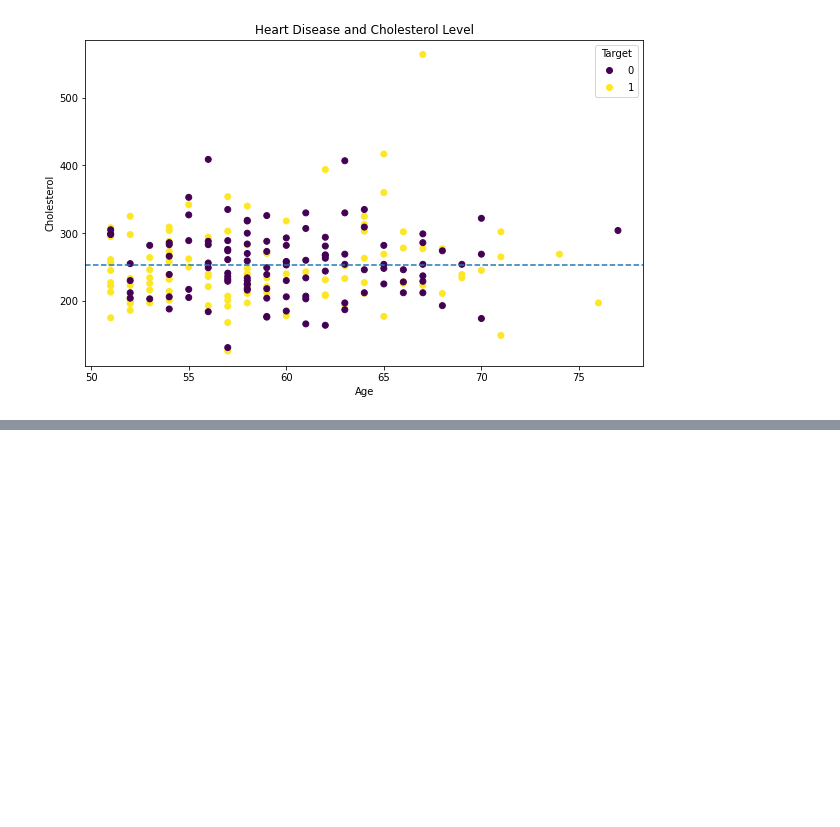
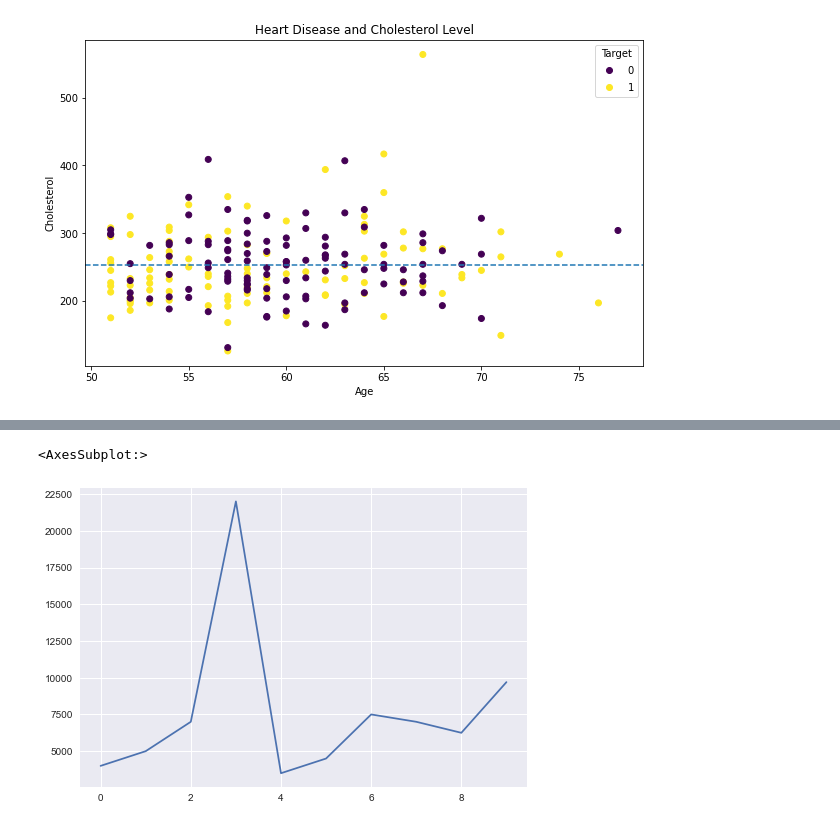
Before and after one commit to bhupendpatil/Practice, a Jupyter notebook: Data Analysis/Matplotlib/introduction-to-matplotlib.ipynb, the cells around one changed output, grey strips where cells are left out. Cells and saved outputs as stored; diff of their text form; code cells hidden in the pictures; blank space fills up the shorter version.

```diff
--- a/Data Analysis/Matplotlib/introduction-to-matplotlib.ipynb
+++ b/Data Analysis/Matplotlib/introduction-to-matplotlib.ipynb
@@ -441,0 +533,7 @@ ax.axhline(over_50["chol"].mean(),ls="--")
+# %%
+plt.style.use("seaborn")
+# %%
+car_sales["Price"].plot()
+# %% [output]
+<AxesSubplot:>
+[figure, added]
```
Also changed, not shown: parts of 22 cells of this notebook.
